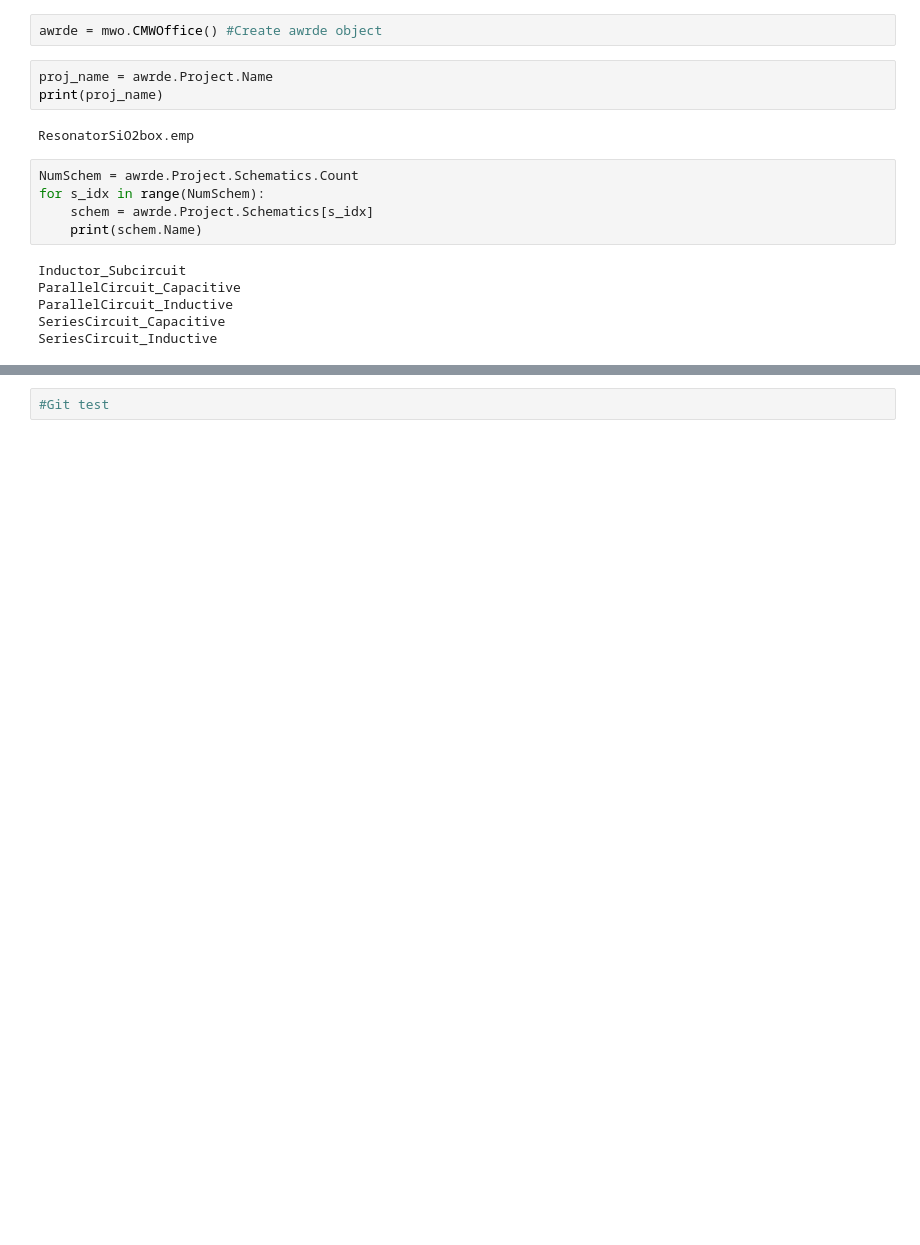
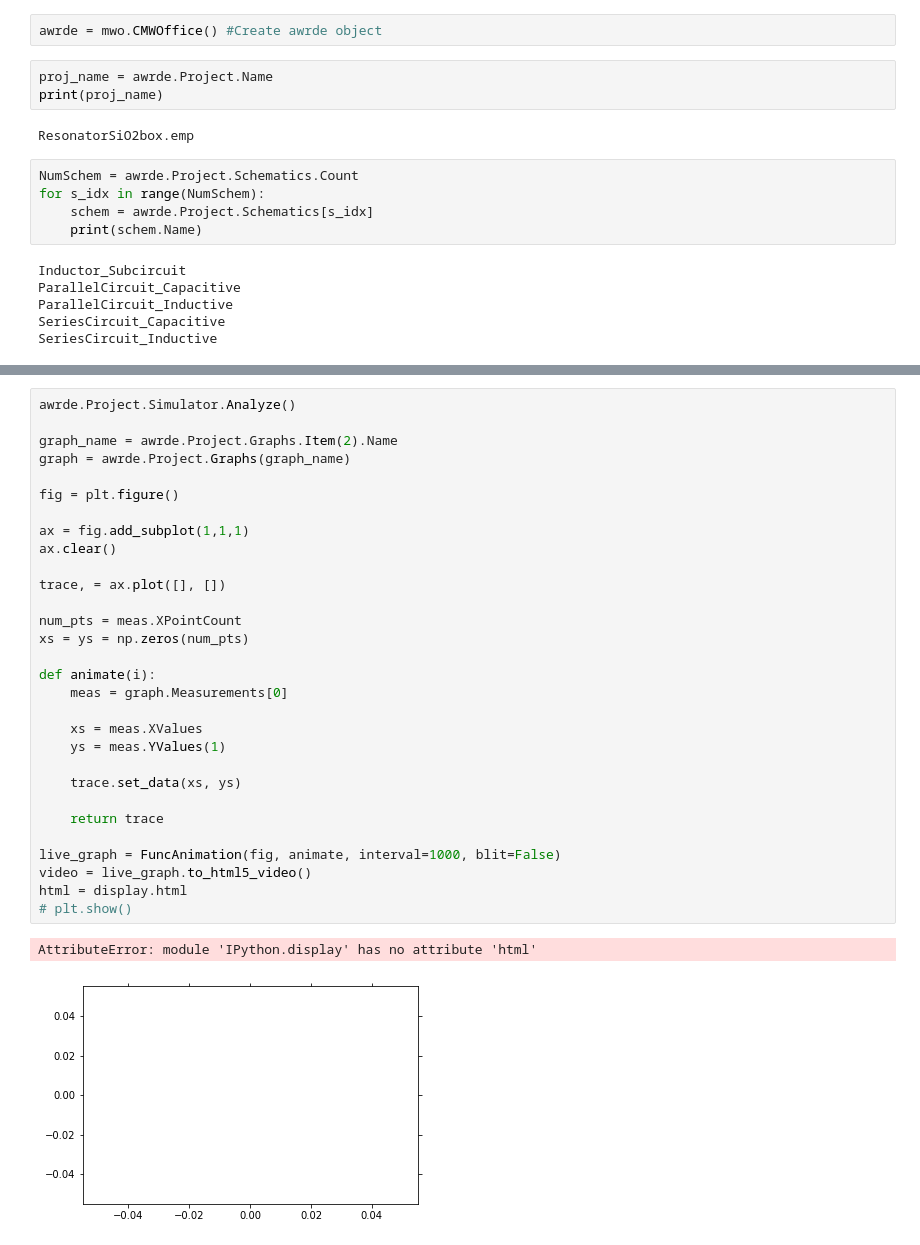
Before and after one commit to sergeiz2/koubit-research, a Jupyter notebook: ResonatorSensitivity/AWRDE_Tests.ipynb, the cells around one changed output, grey strips where cells are left out. Saved outputs shown, nothing was run; the diff lists cells and outputs as text; blank space fills up the shorter version.

```diff
--- a/ResonatorSensitivity/AWRDE_Tests.ipynb
+++ b/ResonatorSensitivity/AWRDE_Tests.ipynb
@@ -62,2 +168,33 @@ ParallelCircuit_Capacitive.$FPRJ:|S(1,1)|
-# %%
-#Git test
+# %%
+awrde.Project.Simulator.Analyze()
+
+graph_name = awrde.Project.Graphs.Item(2).Name
+graph = awrde.Project.Graphs(graph_name)
+
+fig = plt.figure()
+
+ax = fig.add_subplot(1,1,1)
+ax.clear()
+
+trace, = ax.plot([], [])
+
+num_pts = meas.XPointCount
+xs = ys = np.zeros(num_pts)
+
+def animate(i):
+    meas = graph.Measurements[0]
+
+    xs = meas.XValues
+    ys = meas.YValues(1)
+
+    trace.set_data(xs, ys)
+
+    return trace
+
+live_graph = FuncAnimation(fig, animate, interval=1000, blit=False)
+video = live_graph.to_html5_video()
+html = display.html
+# plt.show()
+# %% [output]
+AttributeError: module 'IPython.display' has no attribute 'html'
+[figure, added]
```
Also changed, not shown: parts of 8 cells of this notebook, 2 other files.
